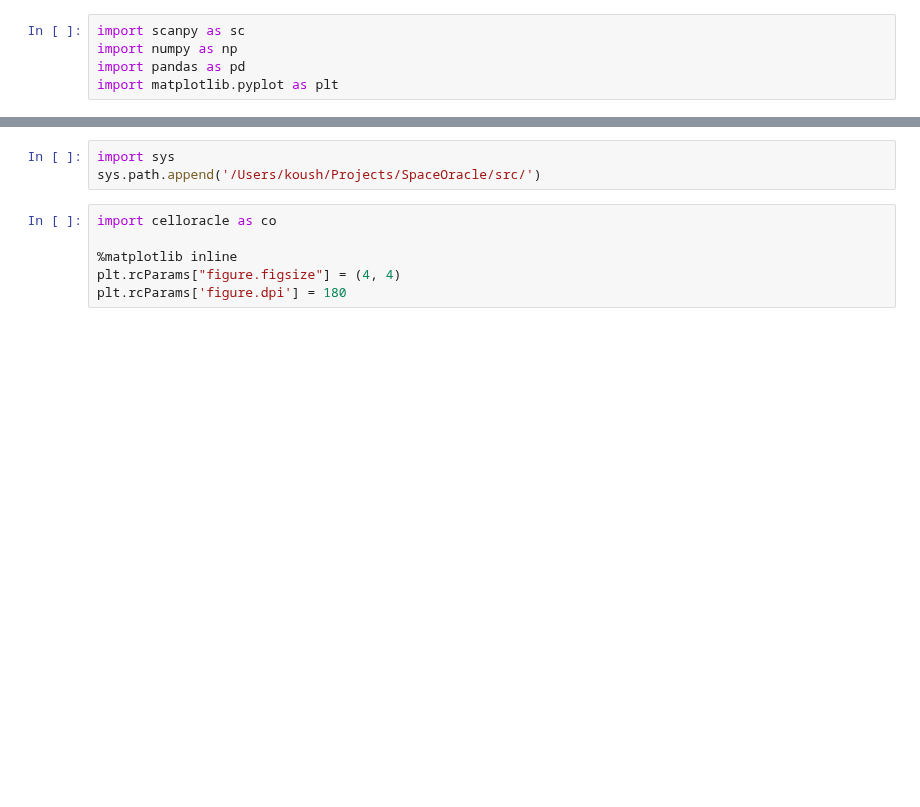
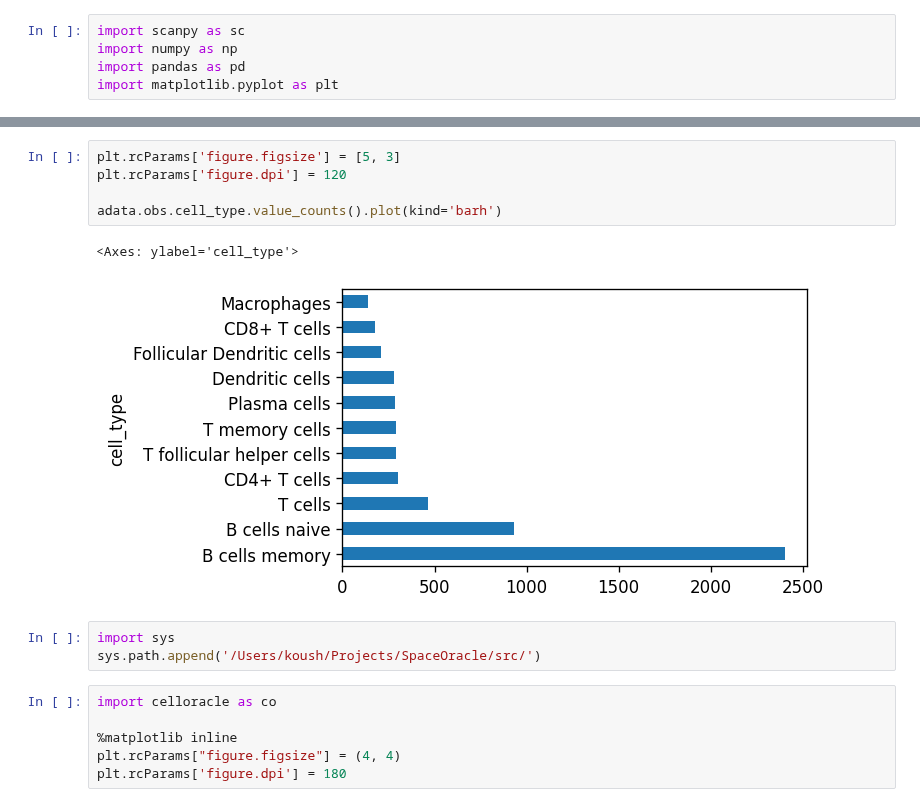
Before and after one commit to jishnu-lab/SpaceTravLR, a Jupyter notebook: notebooks/human_tonsil/01_run_CO.ipynb, the cells around one changed output, grey strips where cells are left out. Drawn from its saved outputs; the diff is of its cells as text; blank space fills up the shorter version.

```diff
--- a/notebooks/human_tonsil/01_run_CO.ipynb
+++ b/notebooks/human_tonsil/01_run_CO.ipynb
@@ -27,3 +24,11 @@ sc.pl.embedding(adata, basis='spatial', color='cell_type',
+# %%
+plt.rcParams['figure.figsize'] = [5, 3]
+plt.rcParams['figure.dpi'] = 120
+
+adata.obs.cell_type.value_counts().plot(kind='barh')
+# %% [output]
+<Axes: ylabel='cell_type'>
+[figure, added]
 # %%
 import sys
 sys.path.append('/Users/koush/Projects/SpaceOracle/src/')
```
Also changed, not shown: parts of 10 cells of this notebook, 5 other files.
